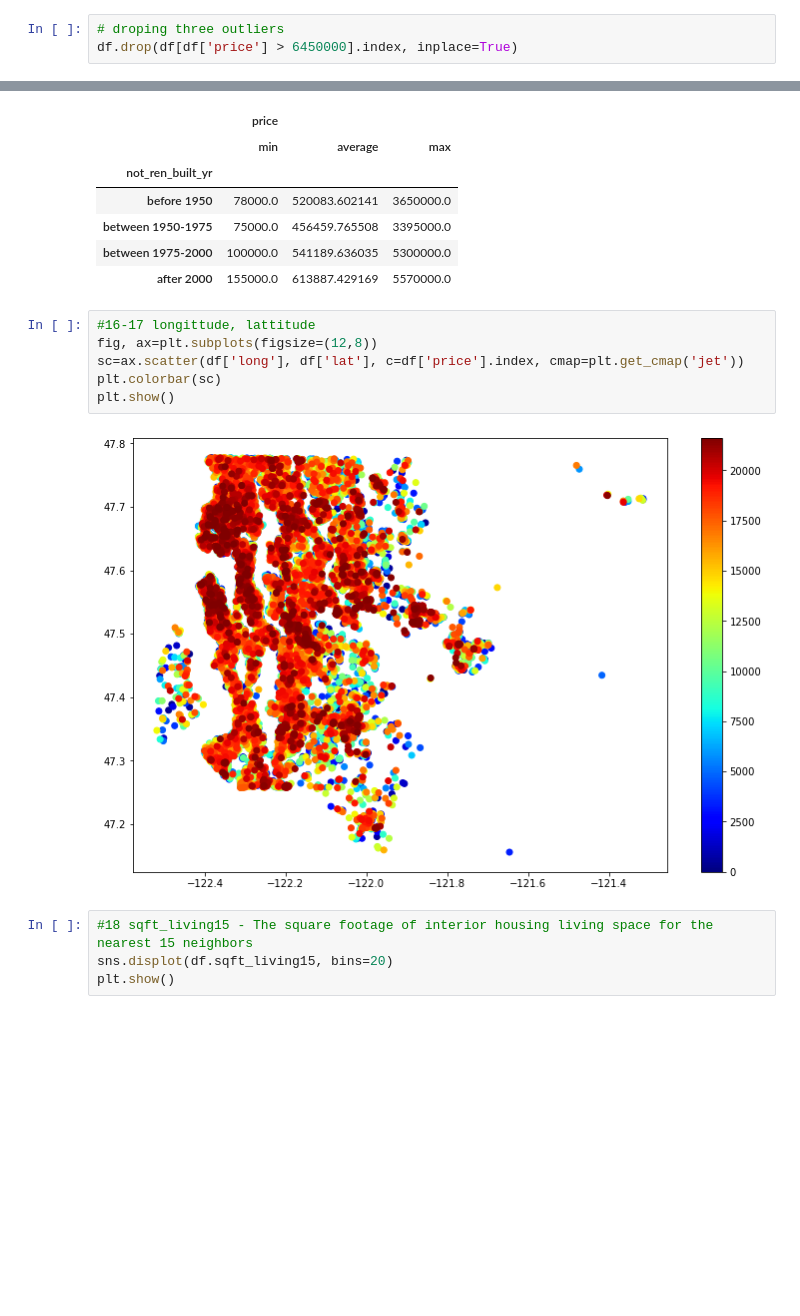
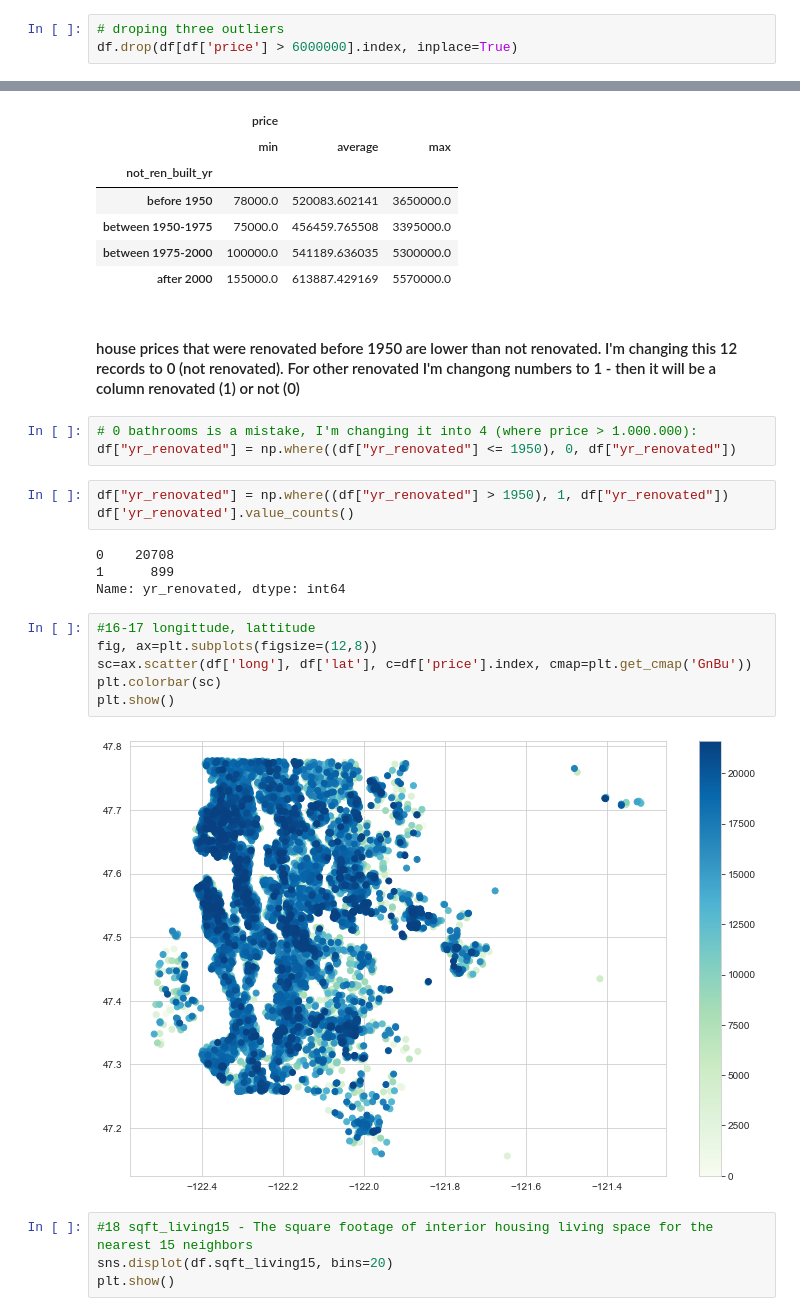
Before and after one commit to AleksanderWernik/House-sales-in-Kings-Country-WA, a Jupyter notebook: Housesales.ipynb, the cells around one changed output, grey strips where cells are left out. Saved outputs shown, nothing was run; the diff lists cells and outputs as text; blank space fills up the shorter version.

```diff
--- a/Housesales.ipynb
+++ b/Housesales.ipynb
@@ -82,6 +83,6 @@ df[df['price']>6450000] #list of rows with prices >75percentile
 | 9254 | 20140919T000000 | 6885000.0 | 6 | 7.75 | 9890 | 31374 | 2.0 | 0 | 4 | 3 | ... |
 # %%
 # droping three outliers
-df.drop(df[df['price'] > 6450000].index, inplace=True)
+df.drop(df[df['price'] > 6000000].index, inplace=True)
 # %%
 sns.countplot(x='date', data=df)
@@ -536,14 +438,26 @@ df_not_ren.groupby('not_ren_built_yr').agg(
 | between 1950-1975 | 75000.0 | 456459.765508 | 3395000.0 |
 | between 1975-2000 | 100000.0 | 541189.636035 | 5300000.0 |
 | after 2000 | 155000.0 | 613887.429169 | 5570000.0 |
+# %% [markdown]
+#### house prices that were renovated before 1950 are lower than not renovated. I'm changing this 12 records to 0 (not renovated). For other renovated I'm changong numbers to 1 - then it will be a column renovated (1) or not (0)
+# %%
+# 0 bathrooms is a mistake, I'm changing it into 4 (where price > 1.000.000):
+df["yr_renovated"] = np.where((df["yr_renovated"] <= 1950), 0, df["yr_renovated"])
+# %%
+df["yr_renovated"] = np.where((df["yr_renovated"] > 1950), 1, df["yr_renovated"])
+df['yr_renovated'].value_counts()
+# %% [output]
+0    20708
+1      899
+Name: yr_renovated, dtype: int64
 # %%
 #16-17 longittude, lattitude
 fig, ax=plt.subplots(figsize=(12,8))
-sc=ax.scatter(df['long'], df['lat'], c=df['price'].index, cmap=plt.get_cmap('jet'))
+sc=ax.scatter(df['long'], df['lat'], c=df['price'].index, cmap=plt.get_cmap('GnBu'))
 plt.colorbar(sc)
 plt.show()
 # %% [output]
-[figure, old version]
+[figure, new version]
 # %%
 #18 sqft_living15 - The square footage of interior housing living space for the nearest 15 neighbors
 sns.displot(df.sqft_living15, bins=20)
```
Also changed, not shown: parts of 56 cells of this notebook.
